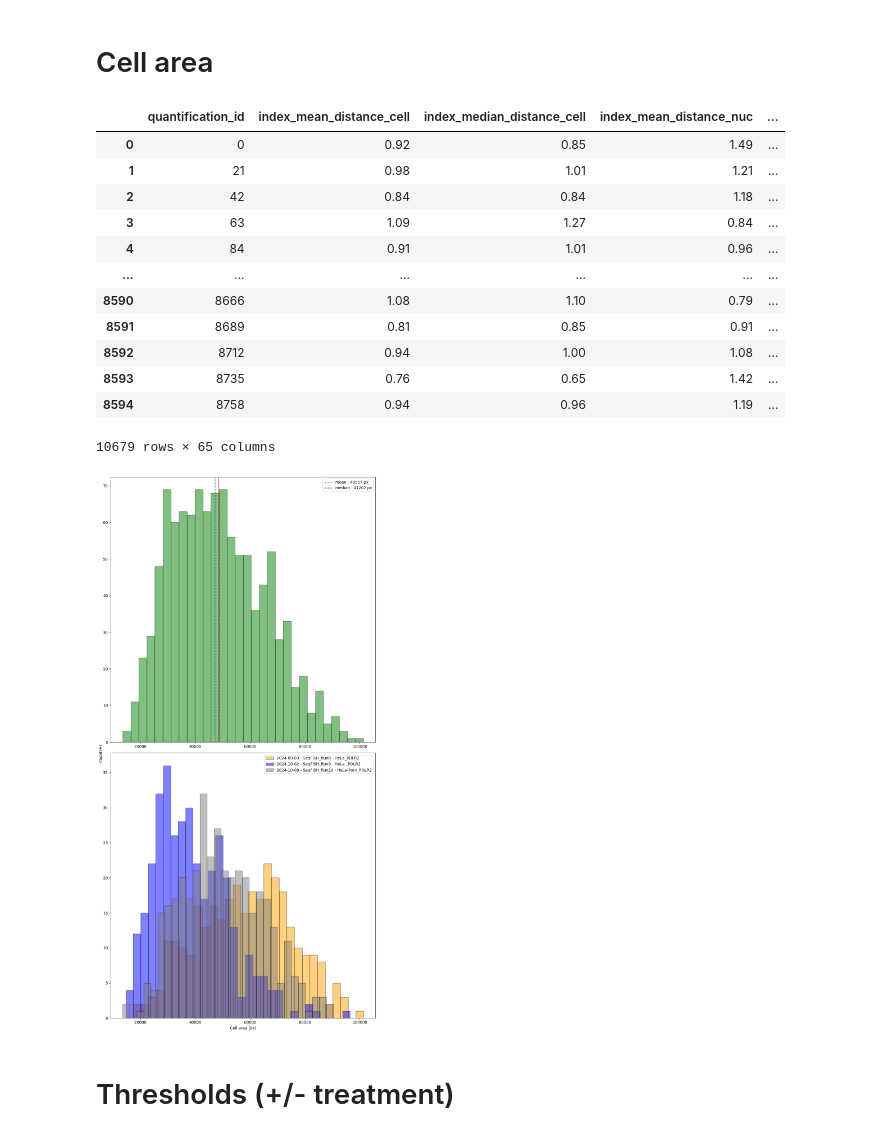
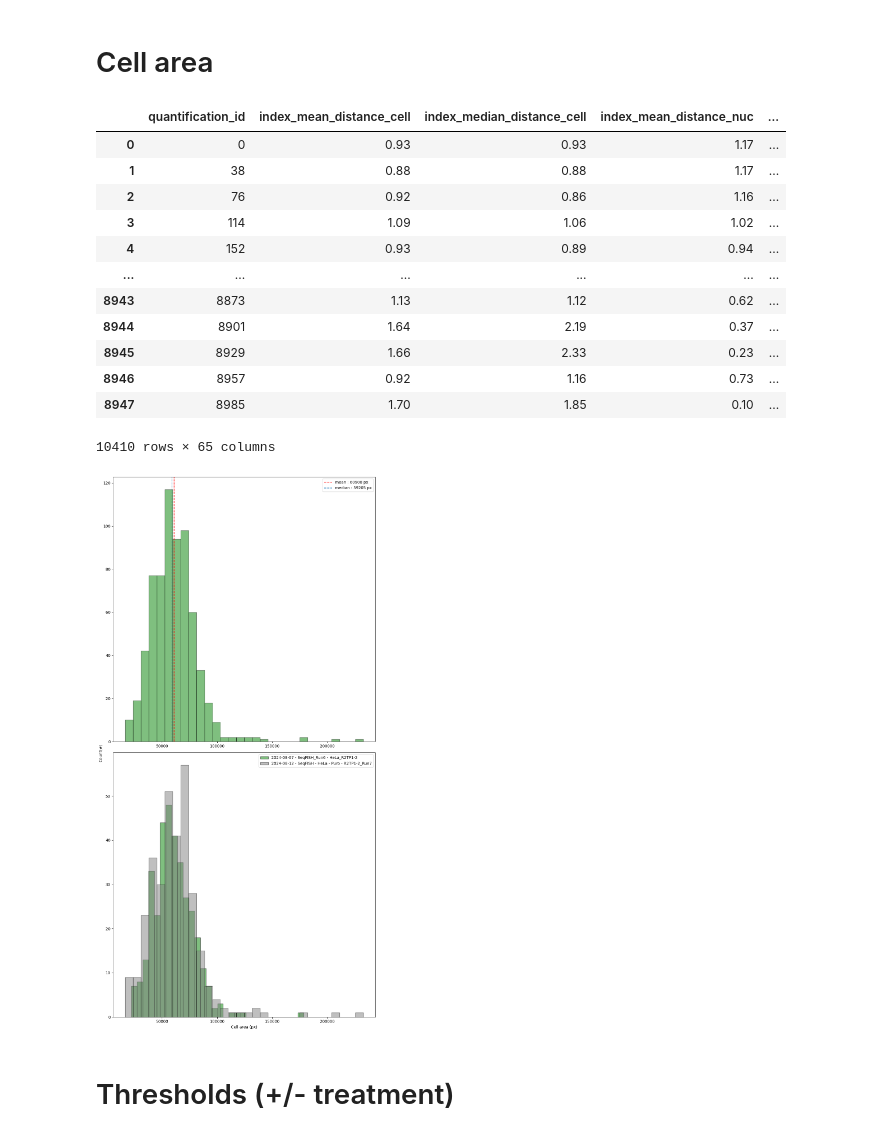
Before and after one commit to 2Echoes/Sequential_Fish, a Jupyter notebook: analysis/Custom_graph.ipynb, the cells around one changed output. Drawn from its saved outputs; the diff is of its cells as text; code cells hidden in the pictures.

```diff
--- a/analysis/Custom_graph.ipynb
+++ b/analysis/Custom_graph.ipynb
@@ -278,7 +277,7 @@ Cell_data
 optional if targets needs renaming
 # %%
 rule = {
-    'POLR2A_0' : 'POLR2A'
+    'POLR2A₀' : 'POLR2A',
 }
 
 Cell_data['target'] = Cell_data['target'].replace(rule)
@@ -333,12 +333,11 @@ import os
 from Sequential_Fish.analysis.distributions import merge_data
 from Sequential_Fish.analysis.post_processing import RNA_filtering
 # %%
-Run_1 = "/mnt/ssd/SSD_floricslimani/Fish_seq/Davide/2024-09-03 - SeqFISH_Run8 - HeLa_POLR2" # no puro
-Run_2 = "/mnt/ssd/SSD_floricslimani/Fish_seq/Davide/2024-10-02 - SeqFISH_Run9 - HeLa _POLR2"  # puro
-Run_3 = "/mnt/ssd/SSD_floricslimani/Fish_seq/Davide/2024-10-09 - SeqFISH_Run10 - HeLa-Puro_POLR2"  # puro
+Run_1 = "/mnt/ssd/SSD_floricslimani/Fish_seq/Davide/2024-08-07 - SeqFISH_Run6 - HeLa_R2TP1-2"  # no puro
+Run_2 = "/mnt/ssd/SSD_floricslimani/Fish_seq/Davide/2024-08-12 - SeqFISH - HeLa - Puro - R2TP1-2_Run7" # puro
 # %%
 Cell_data = pd.DataFrame()
-for path, treatment in zip([Run_1, Run_2, Run_3], ["untreated", "untreated", "puro"]) :
+for path, treatment in zip([Run_1, Run_2], ["untreated","puro"]) :
 
     Acquisition = pd.read_feather(path + "/result_tables/Acquisition.feather")
     Detection = pd.read_feather(path + "/result_tables/Detection.feather")
@@ -363,22 +362,23 @@ for path, treatment in zip([Run_1, Run_2, Run_3], ["untreated", "untreated", "pu
     ],axis=0)
 # %%
 Cell_data = Cell_data.loc[~Cell_data['target'].str.contains('Washout')]
+Cell_data = Cell_data.loc[~(Cell_data['target'].isin(['POLR2A_16', 'empty1', 'empty2']))]
 Cell_data = RNA_filtering(Cell_data)
 Cell_data
 # %% [output]
 |  | quantification_id | index_mean_distance_cell | index_median_distance_cell | index_mean_distance_nuc | ... |
-| 0 | 0 | 0.92 | 0.85 | 1.49 | ... |
-| 1 | 21 | 0.98 | 1.01 | 1.21 | ... |
-| 2 | 42 | 0.84 | 0.84 | 1.18 | ... |
-| 3 | 63 | 1.09 | 1.27 | 0.84 | ... |
-| 4 | 84 | 0.91 | 1.01 | 0.96 | ... |
+| 0 | 0 | 0.93 | 0.93 | 1.17 | ... |
+| 1 | 38 | 0.88 | 0.88 | 1.17 | ... |
+| 2 | 76 | 0.92 | 0.86 | 1.16 | ... |
+| 3 | 114 | 1.09 | 1.06 | 1.02 | ... |
+| 4 | 152 | 0.93 | 0.89 | 0.94 | ... |
 | ... | ... | ... | ... | ... | ... |
-| 8590 | 8666 | 1.08 | 1.10 | 0.79 | ... |
-| 8591 | 8689 | 0.81 | 0.85 | 0.91 | ... |
-| 8592 | 8712 | 0.94 | 1.00 | 1.08 | ... |
-| 8593 | 8735 | 0.76 | 0.65 | 1.42 | ... |
-| 8594 | 8758 | 0.94 | 0.96 | 1.19 | ... |
+| 8943 | 8873 | 1.13 | 1.12 | 0.62 | ... |
+| 8944 | 8901 | 1.64 | 2.19 | 0.37 | ... |
+| 8945 | 8929 | 1.66 | 2.33 | 0.23 | ... |
+| 8946 | 8957 | 0.92 | 1.16 | 0.73 | ... |
+| 8947 | 8985 | 1.70 | 1.85 | 0.10 | ... |
-10679 rows × 65 columns
+10410 rows × 65 columns
 # %%
 import os
 def area_graph(
@@ -391,7 +391,7 @@ def area_graph(
 
     data = Cell_data.groupby(['path', 'cell_id'])['cell_area'].first()
     grouped_data = data.groupby('path', level=0).apply(list)
-    colors = ['orange','blue','gray']
+    colors = ['green','gray']
 
     for index, color in zip(grouped_data.index, colors) :
         sub_data = grouped_data.loc[index]
@@ -404,31 +404,31 @@ def area_graph(
         edgecolor = 'black',
         )
 
     bottom.legend()
 
     count,bins,_ = top.hist(
         data,
         bins=30,
         color='green',
         alpha = 0.5,
         edgecolor = 'black',
         )
 
     mean_area, median_area = data.mean(), data.median()
     xmin,xmax,ymin,ymax = top.axis()
 
     top.plot([mean_area,mean_area], [0, xmax], '--r', label= f'mean : {round(mean_area)} px')
     top.plot([median_area,median_area], [0, xmax], '--', label=f'median : {round(median_area)} px')
 
     top.axis([xmin,xmax,ymin,ymax])
     top.legend()
 
     bottom.set_xlabel('Cell area (px)')
     fig.text(0.00,0.5,"Count(#)", rotation=90, va='center')
 
     plt.tight_layout()
     return fig
 
 fig = area_graph(Cell_data)
 # %% [output]
-[figure, old version]
+[figure, new version]
```
Also changed, not shown: parts of 32 cells of this notebook, 4 other files.
